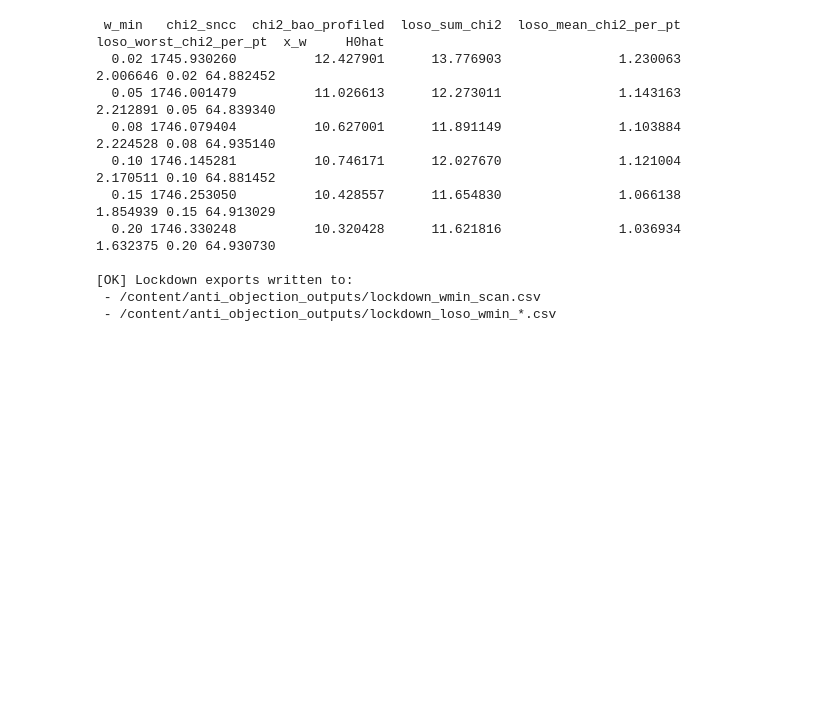
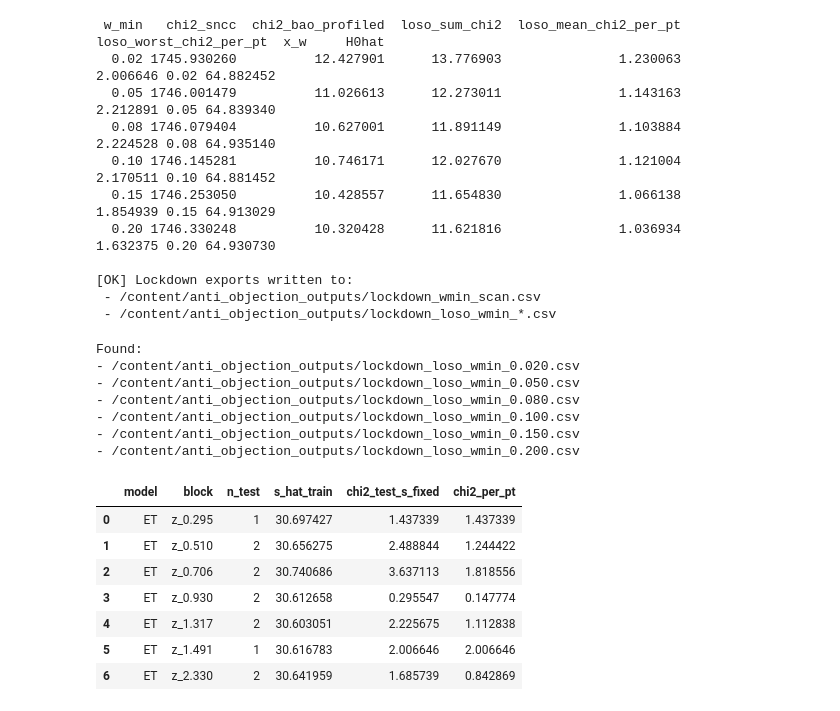
Before and after one commit to cduplan59/CFT_analysis, a Jupyter notebook: Late_acceleration_analysis.ipynb, the cells around one changed output. Cells and saved outputs as stored; diff of their text form; code cells hidden in the pictures; blank space fills up the shorter version.

```diff
--- a/Late_acceleration_analysis.ipynb
+++ b/Late_acceleration_analysis.ipynb
@@ -4722,3 +4276,27 @@ print(" -", os.path.join(OUTDIR, "lockdown_loso_wmin_*.csv"))
 [OK] Lockdown exports written to:
  - /content/anti_objection_outputs/lockdown_wmin_scan.csv
  - /content/anti_objection_outputs/lockdown_loso_wmin_*.csv
+# %%
+# Anti-objection import pandas as pd, glob
+
+paths = sorted(glob.glob("/content/anti_objection_outputs/lockdown_loso_wmin_*.csv"))
+print("Found:", *paths, sep="\n- ")
+
+df = pd.read_csv(paths[0])  # ou choisir l’index souhaité
+df
+# %% [output]
+Found:
+- /content/anti_objection_outputs/lockdown_loso_wmin_0.020.csv
+- /content/anti_objection_outputs/lockdown_loso_wmin_0.050.csv
+- /content/anti_objection_outputs/lockdown_loso_wmin_0.080.csv
+- /content/anti_objection_outputs/lockdown_loso_wmin_0.100.csv
+- /content/anti_objection_outputs/lockdown_loso_wmin_0.150.csv
+- /content/anti_objection_outputs/lockdown_loso_wmin_0.200.csv
+|  | model | block | n_test | s_hat_train | chi2_test_s_fixed | chi2_per_pt |
+| 0 | ET | z_0.295 | 1 | 30.697427 | 1.437339 | 1.437339 |
+| 1 | ET | z_0.510 | 2 | 30.656275 | 2.488844 | 1.244422 |
+| 2 | ET | z_0.706 | 2 | 30.740686 | 3.637113 | 1.818556 |
+| 3 | ET | z_0.930 | 2 | 30.612658 | 0.295547 | 0.147774 |
+| 4 | ET | z_1.317 | 2 | 30.603051 | 2.225675 | 1.112838 |
+| 5 | ET | z_1.491 | 1 | 30.616783 | 2.006646 | 2.006646 |
+| 6 | ET | z_2.330 | 2 | 30.641959 | 1.685739 | 0.842869 |
```
Also changed, not shown: parts of 47 cells of this notebook.
